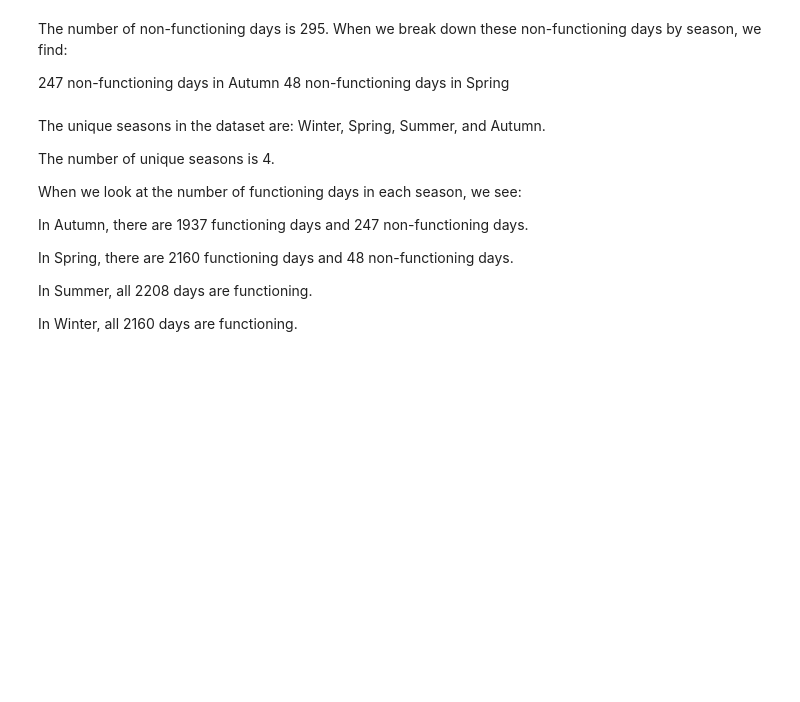
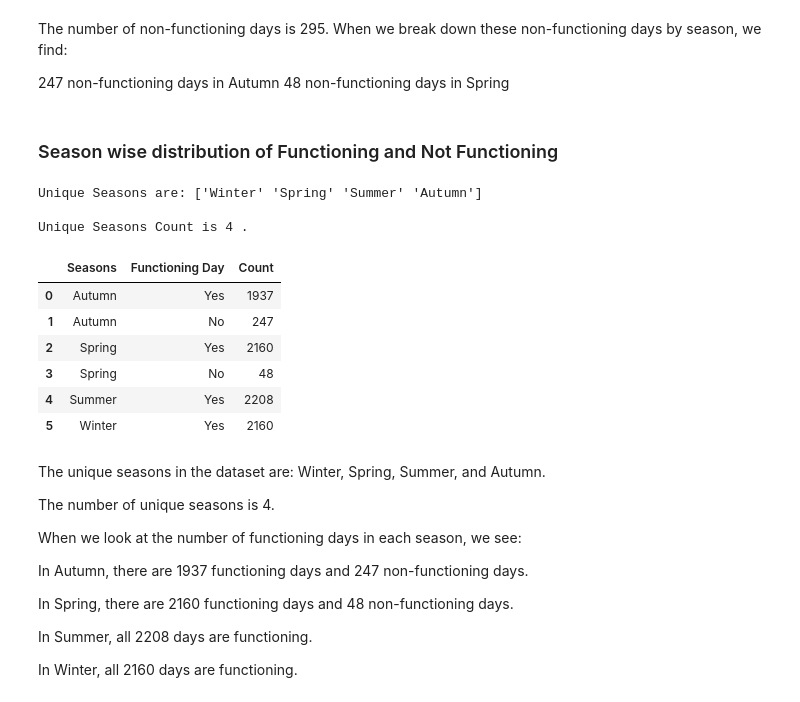
Before and after one commit to sudhir-singh94/Regression_Seoul_Bike_Data, a Jupyter notebook: Regression_Seoul_Bike_Data.ipynb, the cells around one changed output. Cells and saved outputs as stored; diff of their text form; code cells hidden in the pictures; blank space fills up the shorter version.

```diff
--- a/Regression_Seoul_Bike_Data.ipynb
+++ b/Regression_Seoul_Bike_Data.ipynb
@@ -193,18 +289,31 @@ The number of non-functioning days is 295. When we break down these non-function
 
 247 non-functioning days in Autumn
 48 non-functioning days in Spring
+# %% [markdown]
+### Season wise distribution of Functioning and Not Functioning
 # %%
 # Get unique values for 'Seasons'
-print("Unique Seasons are:", df_copy['Seasons'].unique())
+print("Unique Seasons are:", data['Seasons'].unique())
 print(" ")
 
 # Get count of unique 'Seasons'
-print("Unique Seasons Count is", df_copy['Seasons'].nunique(), ".")
+print("Unique Seasons Count is", data['Seasons'].nunique(), ".")
 print(" ")
 
 # Get 'Functioning Day' counts group by 'Seasons'
-df_functioning_seasons = pd.DataFrame(df_copy.groupby('Seasons')['Functioning Day'].value_counts().reset_index(name="Count"))
+df_functioning_seasons = pd.DataFrame(data.groupby('Seasons')['Functioning Day'].value_counts().reset_index(name="Count"))
 df_functioning_seasons
+# %% [output]
+Unique Seasons are: ['Winter' 'Spring' 'Summer' 'Autumn']
+
+Unique Seasons Count is 4 .
+|  | Seasons | Functioning Day | Count |
+| 0 | Autumn | Yes | 1937 |
+| 1 | Autumn | No | 247 |
+| 2 | Spring | Yes | 2160 |
+| 3 | Spring | No | 48 |
+| 4 | Summer | Yes | 2208 |
+| 5 | Winter | Yes | 2160 |
 # %% [markdown]
 The unique seasons in the dataset are: Winter, Spring, Summer, and Autumn.
 
```
Also changed, not shown: parts of 38 cells of this notebook.
